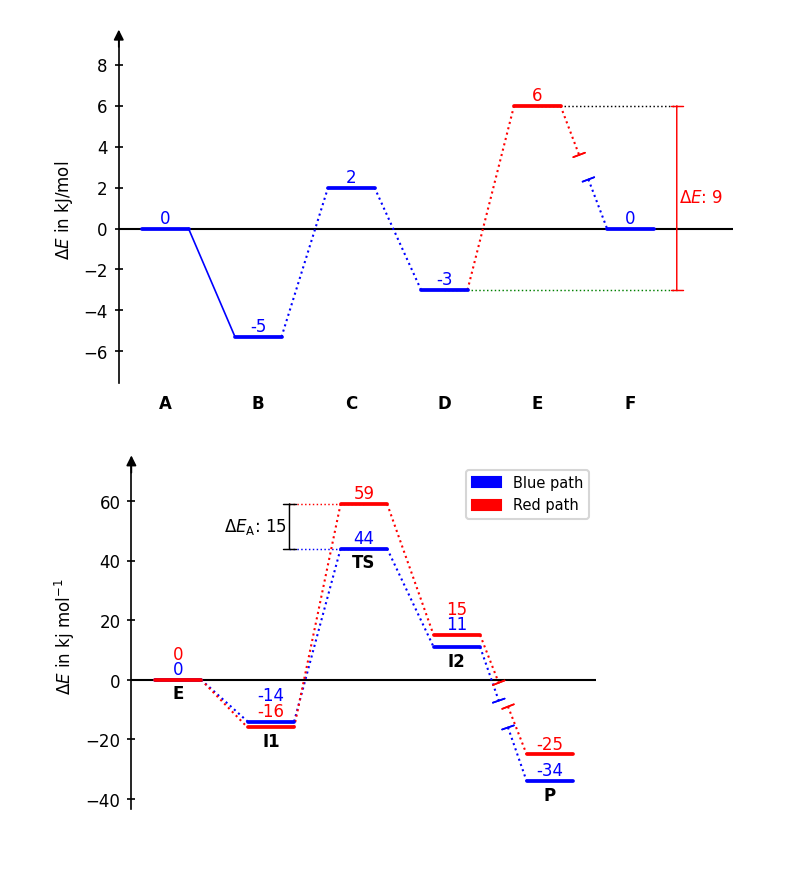
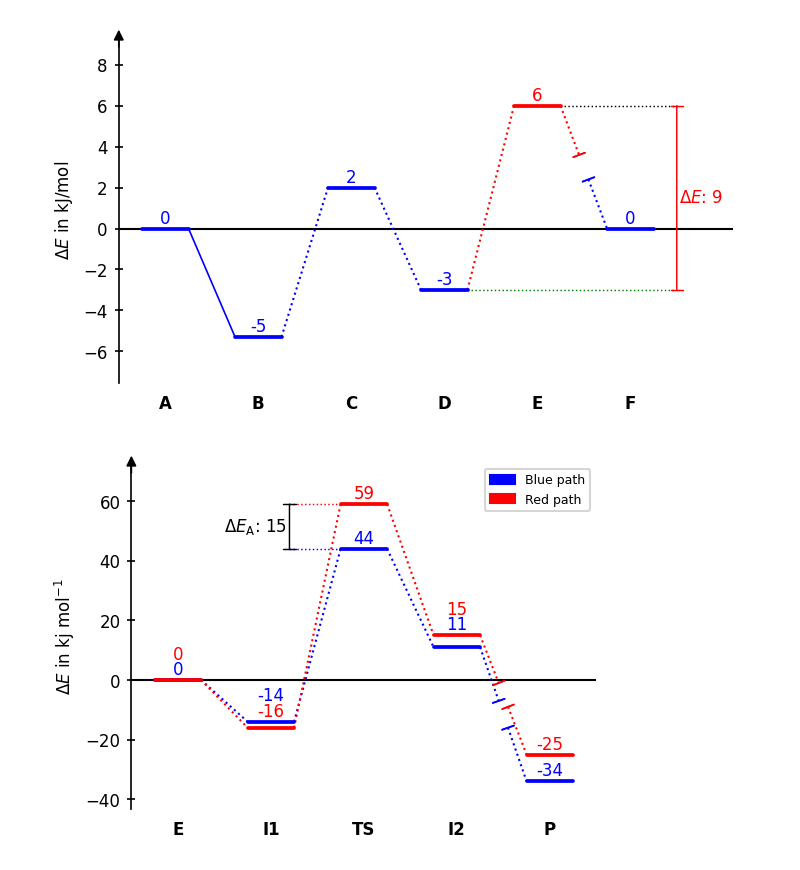
Before and after one commit to Tonner-Zech-Group/chem-diagrams, a Jupyter notebook: examples/test_use.ipynb, the cells around one changed output. Drawn from its saved outputs; the diff is of its cells as text; code cells hidden in the pictures.

```diff
--- a/examples/test_use.ipynb
+++ b/examples/test_use.ipynb
@@ -158,35 +158,33 @@ y_data_2 = [0,-16,59,15,-25]
 dia = EnergyDiagram(style="open")
 
 dia.draw_path(
     x, y_data_1, "blue",
     path_name="Blue path",
     linetypes=[1,1,1,-1],
 
 )
 
 dia.draw_path(
     x, y_data_2, "red",
     path_name="Red path",
     linetypes=[1,1,1,-1]
 )
 
 dia.add_numbers_auto(fontsize=8)
 
 dia.draw_difference_bar(
     1.2, (y_data_1[2], y_data_2[2]),
     r"$\Delta E_\mathrm{A}$: ",
     left_side=True,
     x_whiskers=(2,2),
     whiskercolor="red"
 )
 
 dia.bars[0].whisker_1.set_color("blue")
 
-dia.set_xlabels(["E", "I1", "TS", "I2", "P"],
-                in_plot=True, fontsize=8
-                )
-dia.legend(fontsize=7)
+dia.set_xlabels(["E", "I1", "TS", "I2", "P"],)
+dia.legend(fontsize=6)
 dia.ax.set_ylabel(r"$\Delta E$ in kj mol$^{-1}$", fontsize=8)
 dia.show()
 # %% [output]
-[figure, old version]
+[figure, new version]
```
Also changed, not shown: 10 other files.
